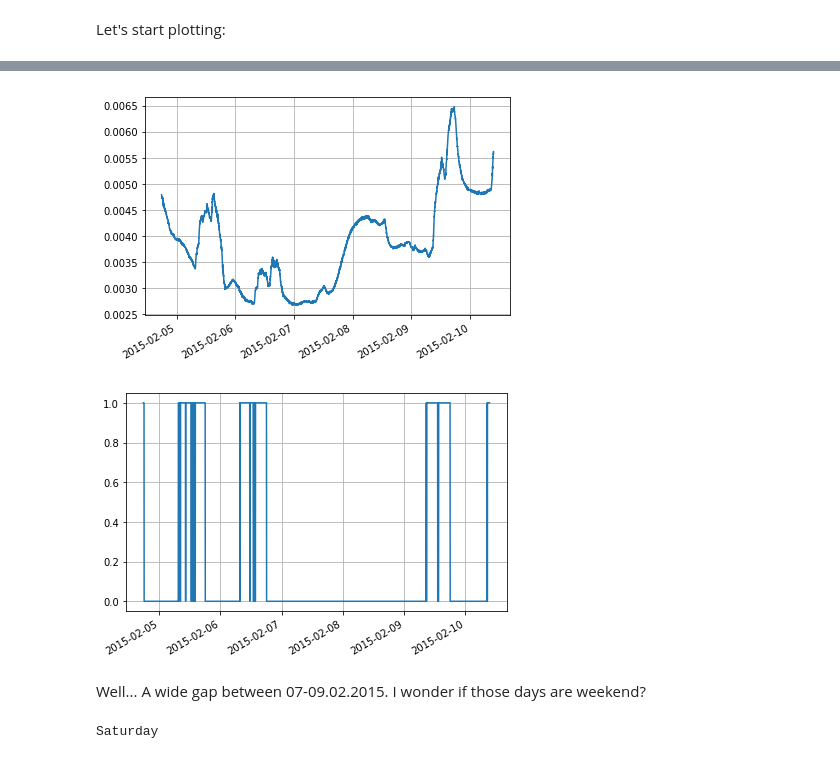
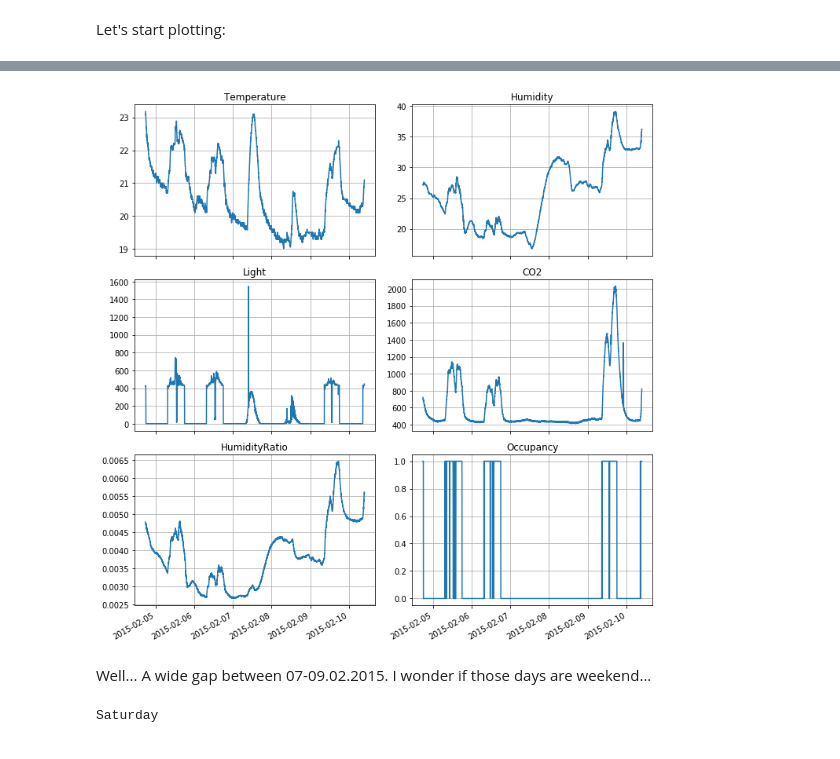
Before and after one commit to armut/Occupancy-Detection, a Jupyter notebook: A Scandal In the Office.ipynb, the cells around one changed output, grey strips where cells are left out. Drawn from its saved outputs; the diff is of its cells as text; code cells hidden in the pictures.

```diff
--- a/A Scandal In the Office.ipynb
+++ b/A Scandal In the Office.ipynb
@@ -67,12 +64,0 @@ Well... I really would like to see the date column too.
-# %%
-training_lines = []
-with open('datatraining.txt', 'r') as f:
-    training_lines = f.readlines()
-
-# I am a case sensitive man.
-training_lines[0] = '\"Id\",' + training_lines[0].replace('date', 'Date')
-training_lines[0]
-
-with open('datatraining_modified.csv', 'w') as f:
-    f.writelines(training_lines)
-# Do not forget to do the same thing to other data sets too.
@@ -81,4 +146,7 @@ Re-read training data:
 # %%
-train = pd.read_csv('datatraining_modified.csv')
-train.head()
+train = pd.read_csv('train.csv')
+test1 = pd.read_csv('test1.csv')
+test2 = pd.read_csv('test2.csv')
+
+print(train.head())
 # %% [output]
@@ -131,13 +205,19 @@ plot_graph(date_list, train['CO2'].values.tolist())
-# %%
-plot_graph(date_list, train['HumidityRatio'].values.tolist())
-# %% [output]
-[figure, removed]
-# %%
-plot_graph(date_list, train['Occupancy'].values.tolist())
-# %% [output]
-[figure, removed]
+# %%
+for i, col in enumerate(train.columns.values[1:]):
+    plt.subplot(3, 2, i+1)
+    plt.plot(train['Date'].values.tolist(), train[col].values.tolist(), label=col)
+    plt.title(col)
+    fig, ax = plt.gcf(), plt.gca()
+    ax.xaxis_date()
+    fig.autofmt_xdate()
+    fig.set_size_inches(10, 10)
+    plt.tight_layout()
+    plt.grid(True)
+plt.show()
+# %% [output]
+[figure, added]
 # %% [markdown]
-Well... A wide gap between 07-09.02.2015. I wonder if those days are weekend?
+Well... A wide gap between 07-09.02.2015. I wonder if those days are weekend...
 # %%
 days = [
     'Monday',
```
Also changed, not shown: parts of 25 cells of this notebook.
